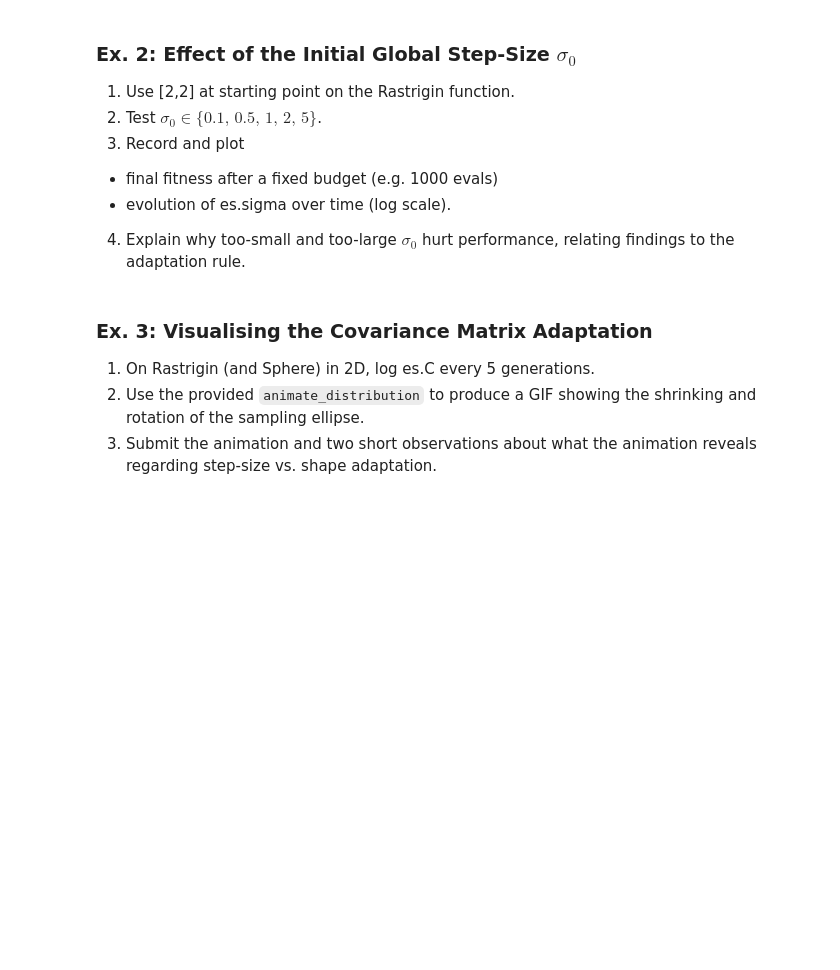
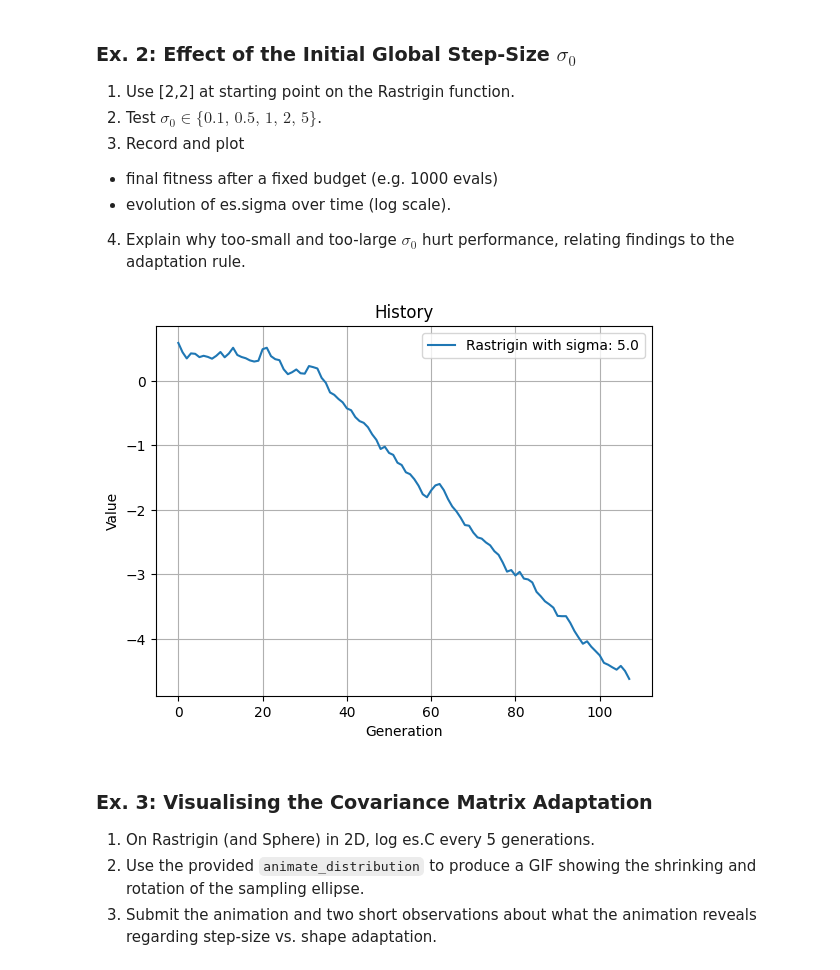
Before and after one commit to pawlowiczf/Stochastic-Methods-in-Machine-Learning, a Jupyter notebook: 08-ea/instructions.ipynb, the cells around one changed output. Cells and saved outputs as stored; diff of their text form; code cells hidden in the pictures; blank space fills up the shorter version.

```diff
--- a/08-ea/instructions.ipynb
+++ b/08-ea/instructions.ipynb
@@ -129,6 +202,31 @@ Hint: use `sigma0 = 0.5` and `max_iter = 250`.
 - final fitness after a fixed budget (e.g. 1000 evals)
 - evolution of es.sigma over time (log scale).
 4. Explain why too-small and too-large $\sigma_0$ hurt performance, relating findings to the adaptation rule.
+# %%
+x0 = np.array([2, 2])
+sigmas = [0.1, 0.5, 1.0, 2.0, 5.0]
+
+sigmas_history = []
+
+for sigma in sigmas:
+    result = run_cma_es(
+        rastrigin,
+        x0=x0,
+        max_iterations=1000,
+        sigma0=sigma
+    )
+    sigmas_history.append(result.sigma_history)
+#
+
+sigmas_history_log = [list(map(lambda x: np.log10(x), sigma_history)) for sigma_history in sigmas_history]
+plot_histories(
+    {
+        f'Rastrigin with sigma: {sigma}': sigma_history_log
+        for sigmas, sigma_history_log in zip(sigmas, sigmas_history_log)
+    }
+)
+# %% [output]
+[figure, added]
 # %% [markdown]
 ### Ex. 3: Visualising the Covariance Matrix Adaptation
 1. On Rastrigin (and Sphere) in 2D, log es.C every 5 generations.
```
Also changed, not shown: parts of 4 cells of this notebook.
